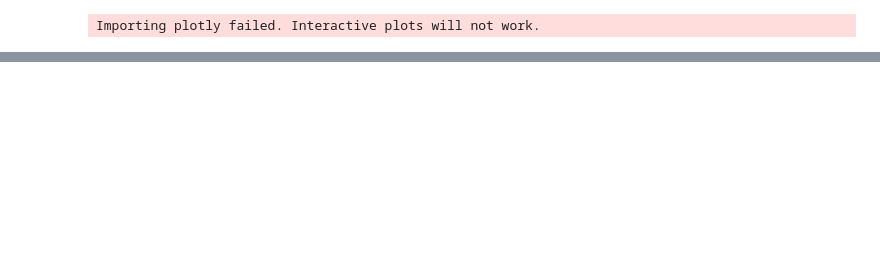
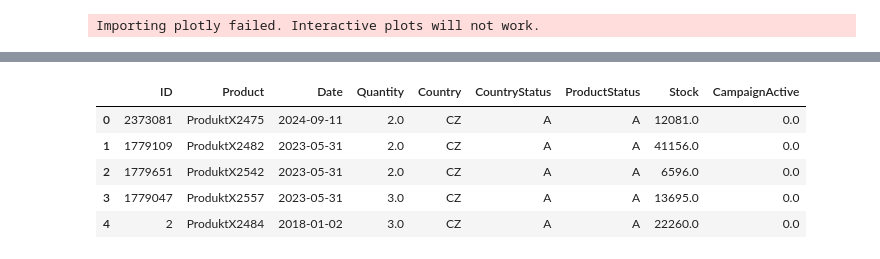
Before and after one commit to firelight-cs/HackathonHuita, a Jupyter notebook: prophet.ipynb, the cells around one changed output, grey strips where cells are left out. Drawn from its saved outputs; the diff is of its cells as text; code cells hidden in the pictures; blank space fills up the shorter version.

```diff
--- a/prophet.ipynb
+++ b/prophet.ipynb
@@ -370 +270,11 @@ def method4(df_train, df_campaign, product_country_list):
+# %%
+merged_df1 = load_and_preprocess('./data/sell_data_cleaned.csv', './data/marketing_campaign.csv', './data/stock.csv')
+merged_df1.head()
+# %% [output]
+|  | ID | Product | Date | Quantity | Country | CountryStatus | ProductStatus | Stock | CampaignActive |
+| 0 | 2373081 | ProduktX2475 | 2024-09-11 | 2.0 | CZ | A | A | 12081.0 | 0.0 |
+| 1 | 1779109 | ProduktX2482 | 2023-05-31 | 2.0 | CZ | A | A | 41156.0 | 0.0 |
+| 2 | 1779651 | ProduktX2542 | 2023-05-31 | 2.0 | CZ | A | A | 6596.0 | 0.0 |
+| 3 | 1779047 | ProduktX2557 | 2023-05-31 | 3.0 | CZ | A | A | 13695.0 | 0.0 |
+| 4 | 2 | ProduktX2484 | 2018-01-02 | 3.0 | CZ | A | A | 22260.0 | 0.0 |
 # %%
```
Also changed, not shown: parts of 17 cells of this notebook, 2 other files.
